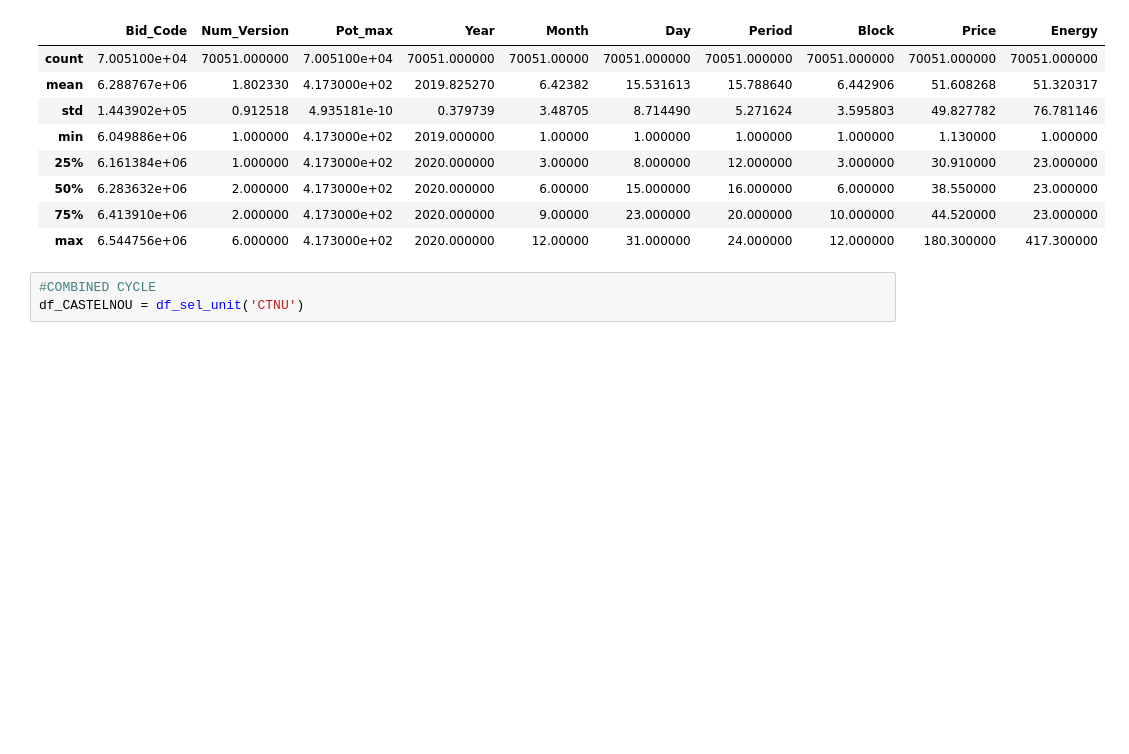
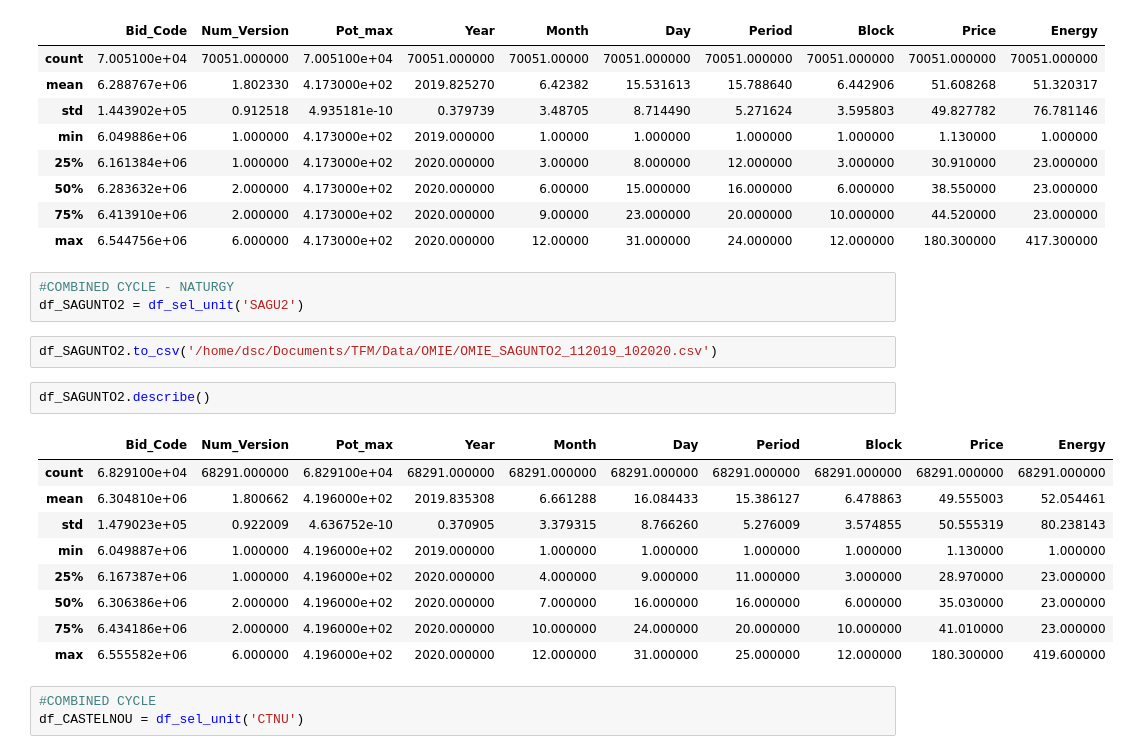
Before and after one commit to luisdelpozo/TFM, a Jupyter notebook: TFM_df_sel_unit_v0.ipynb, the cells around one changed output. Saved outputs shown, nothing was run; the diff lists cells and outputs as text; blank space fills up the shorter version.

```diff
--- a/TFM_df_sel_unit_v0.ipynb
+++ b/TFM_df_sel_unit_v0.ipynb
@@ -605,6 +600,23 @@ df_SAGUNTO1.describe()
 | 50% | 6.283632e+06 | 2.000000 | 4.173000e+02 | 2020.000000 | 6.00000 | 15.000000 | 16.000000 | 6.000000 | 38.550000 | 23.000000 |
 | 75% | 6.413910e+06 | 2.000000 | 4.173000e+02 | 2020.000000 | 9.00000 | 23.000000 | 20.000000 | 10.000000 | 44.520000 | 23.000000 |
 | max | 6.544756e+06 | 6.000000 | 4.173000e+02 | 2020.000000 | 12.00000 | 31.000000 | 24.000000 | 12.000000 | 180.300000 | 417.300000 |
+# %%
+#COMBINED CYCLE - NATURGY
+df_SAGUNTO2 = df_sel_unit('SAGU2')
+# %%
+df_SAGUNTO2.to_csv('/home/dsc/Documents/TFM/Data/OMIE/OMIE_SAGUNTO2_112019_102020.csv')
+# %%
+df_SAGUNTO2.describe()
+# %% [output]
+|  | Bid_Code | Num_Version | Pot_max | Year | Month | Day | Period | Block | Price | Energy |
+| count | 6.829100e+04 | 68291.000000 | 6.829100e+04 | 68291.000000 | 68291.000000 | 68291.000000 | 68291.000000 | 68291.000000 | 68291.000000 | 68291.000000 |
+| mean | 6.304810e+06 | 1.800662 | 4.196000e+02 | 2019.835308 | 6.661288 | 16.084433 | 15.386127 | 6.478863 | 49.555003 | 52.054461 |
+| std | 1.479023e+05 | 0.922009 | 4.636752e-10 | 0.370905 | 3.379315 | 8.766260 | 5.276009 | 3.574855 | 50.555319 | 80.238143 |
+| min | 6.049887e+06 | 1.000000 | 4.196000e+02 | 2019.000000 | 1.000000 | 1.000000 | 1.000000 | 1.000000 | 1.130000 | 1.000000 |
+| 25% | 6.167387e+06 | 1.000000 | 4.196000e+02 | 2020.000000 | 4.000000 | 9.000000 | 11.000000 | 3.000000 | 28.970000 | 23.000000 |
+| 50% | 6.306386e+06 | 2.000000 | 4.196000e+02 | 2020.000000 | 7.000000 | 16.000000 | 16.000000 | 6.000000 | 35.030000 | 23.000000 |
+| 75% | 6.434186e+06 | 2.000000 | 4.196000e+02 | 2020.000000 | 10.000000 | 24.000000 | 20.000000 | 10.000000 | 41.010000 | 23.000000 |
+| max | 6.555582e+06 | 6.000000 | 4.196000e+02 | 2020.000000 | 12.000000 | 31.000000 | 25.000000 | 12.000000 | 180.300000 | 419.600000 |
 # %%
 #COMBINED CYCLE
 df_CASTELNOU = df_sel_unit('CTNU')
```
Also changed, not shown: parts of 7 cells of this notebook, 2 other files.
